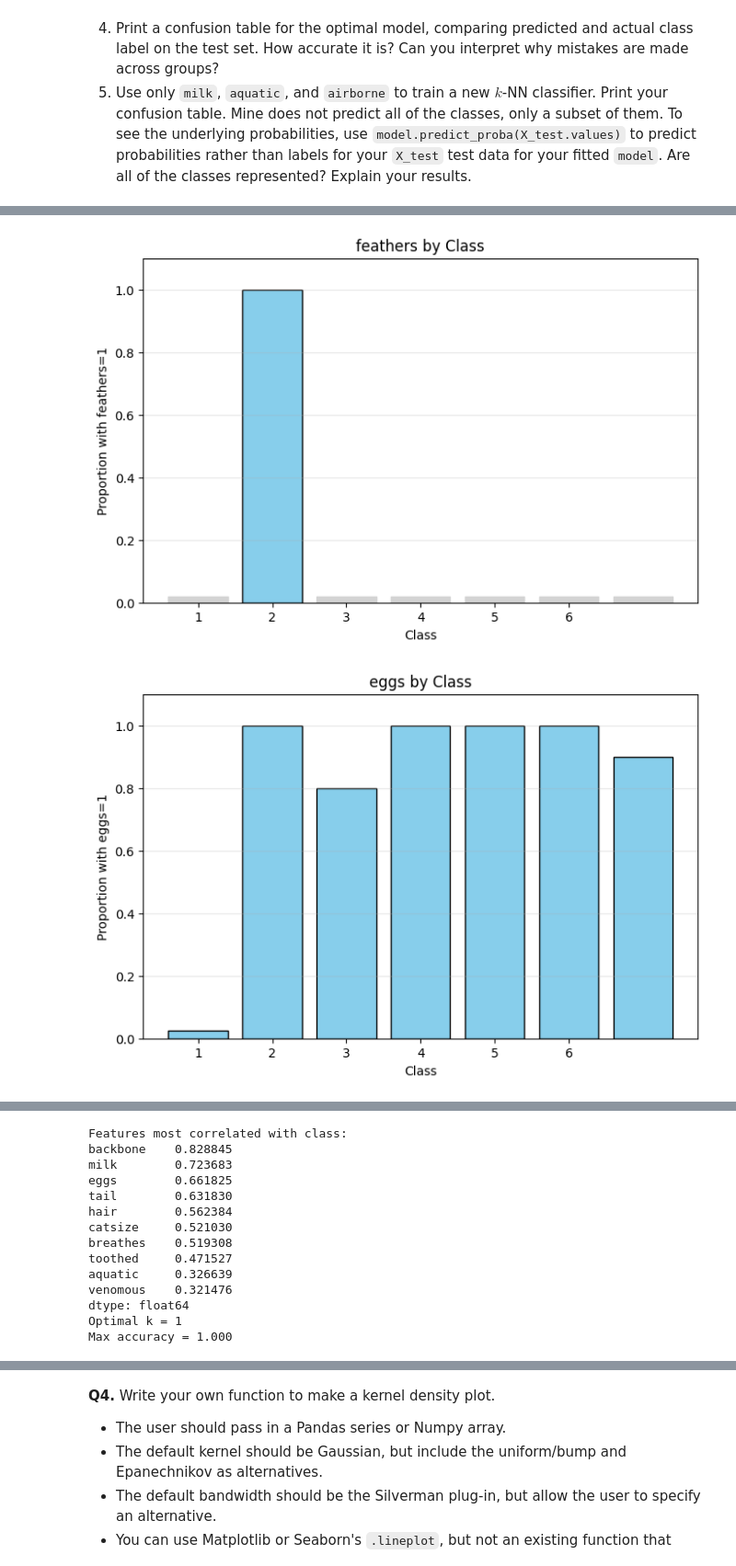
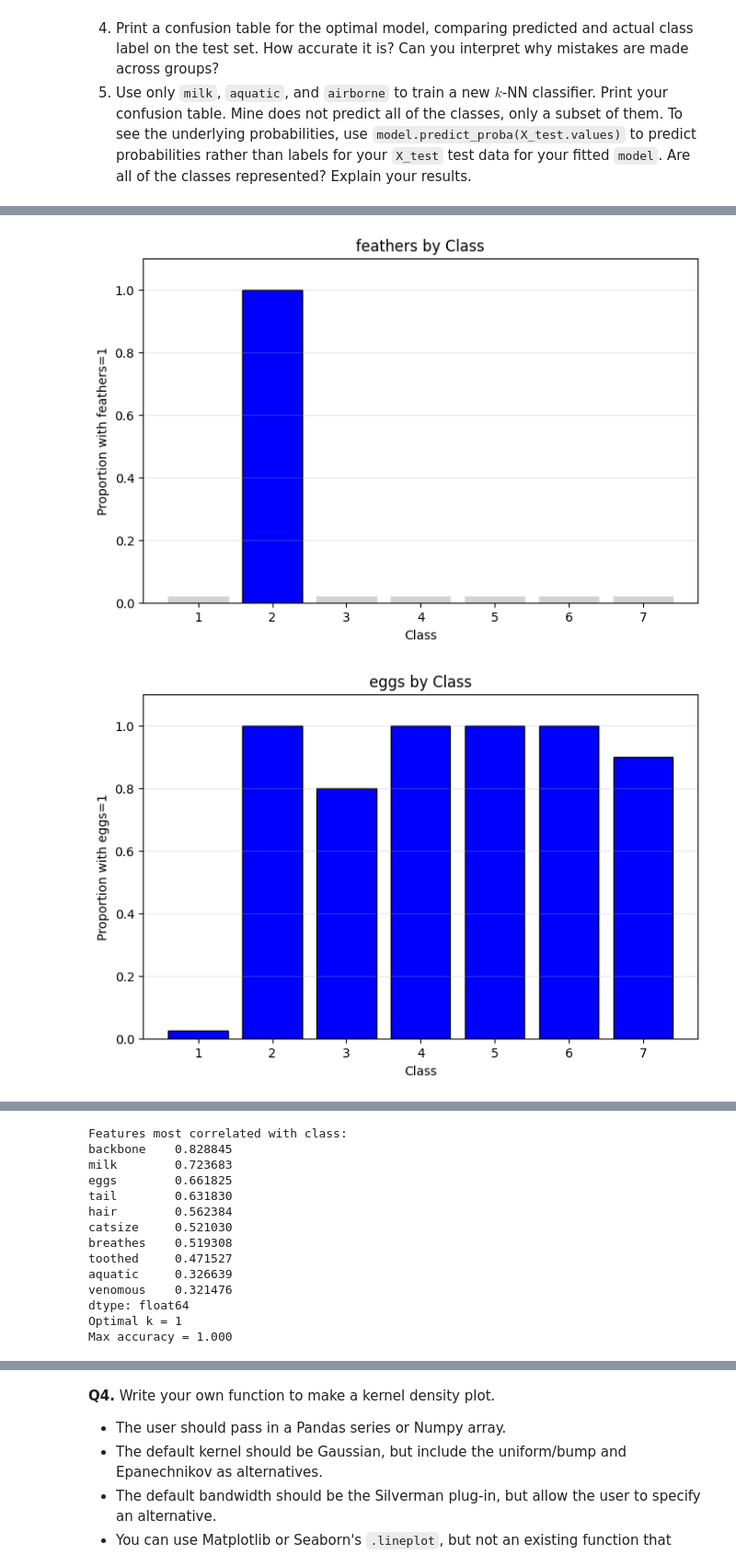
Before and after one commit to allyoshea/KNN, a Jupyter notebook: assignment/assignment.ipynb, the cells around one changed output, grey strips where cells are left out. Shown at 92% size. Drawn from its saved outputs; the diff is of its cells as text; code cells hidden in the pictures.

```diff
--- a/assignment/assignment.ipynb
+++ b/assignment/assignment.ipynb
@@ -114,6 +123,7 @@ from sklearn.neighbors import KNeighborsClassifier
 from sklearn.model_selection import train_test_split
 from sklearn.metrics import accuracy_score
 from sklearn.metrics import confusion_matrix, ConfusionMatrixDisplay
+
 
 # Load the data
 df = pd.read_csv('/content/zoo.csv')
@@ -158,14 +168,14 @@ print(correlations)
 
 
 
-# Binary features - bar plots showing proportion
+# Binary features, bar plots showing classes with these
 binary_features = ['hair', 'feathers', 'eggs', 'milk', 'airborne']
 
 for feature in binary_features:
     class_means = df.groupby('class')[feature].mean()
 
     plt.figure(figsize=(8, 5))
-    bars = plt.bar(class_means.index, class_means.values, color='skyblue', edgecolor='black')
+    bars = plt.bar(class_means.index, class_means.values, color='blue', edgecolor='black')
 
     # Make 0 bars slightly visible
     for i, bar in enumerate(bars):
@@ -176,7 +186,7 @@ for feature in binary_features:
     plt.xlabel('Class')
     plt.ylabel(f'Proportion with {feature}=1')
     plt.title(f'{feature} by Class')
-    plt.xticks(range(1, 7))
+    plt.xticks(range(1, 8))
     plt.ylim(0, 1.1)
     plt.grid(axis='y', alpha=0.3)
     plt.show()
@@ -201,10 +211,6 @@ print("\nFeatures most correlated with class:")
 print(correlations.head(10))
 
 #picking k
-from sklearn.neighbors import KNeighborsClassifier
-from sklearn.model_selection import train_test_split
-import numpy as np
-import matplotlib.pyplot as plt
 
 # Prepare data
 y = df['class']
@@ -247,8 +253,8 @@ y = df['class']
 X = df.drop(['animal', 'class'], axis=1)
 
 for trial in range(5):
-    ## Split the sample:
-    X_train, X_test, y_train, y_test = train_test_split(X, y, test_size=0.2, random_state=None)
+    ## Split the sample 50/50
+    X_train, X_test, y_train, y_test = train_test_split(X, y, test_size=0.5, random_state=None)
     N_train = len(y_train)
     N_test = len(y_test)
 
@@ -268,7 +274,7 @@ for trial in range(5):
     print(f"Trial {trial+1}: k* = {k_star}, Accuracy = {Acc_max:.3f}")
     plt.plot(np.arange(1, k_bar+1), Acc, label=f'Trial {trial+1}')
 
-## Accuracy plot:
+## Accuracy plot to visualize
 plt.xlabel("k")
 plt.ylabel("Accuracy")
 plt.title('Test Accuracy')
@@ -295,7 +301,6 @@ y_pred = fitted_model.predict(X_test)
 accuracy = np.sum(y_pred == y_test) / len(y_test)
 print(f"Test Accuracy with k={k_star}: {accuracy:.3f}")
 
-# Create confusion matrix
 # Create confusion matrix
 cm = confusion_matrix(y_test, y_pred)
 
@@ -333,7 +338,7 @@ for i in range(1, 8):
 
 
 
-#NEW kNN with just a few of the features, analyze with milk acquatic and airborne ONLY
+#NEW kNN with just a few of the features
 
 # Use only milk, aquatic, and airborne
 X_subset = df[['milk', 'aquatic', 'airborne']]
@@ -342,7 +347,7 @@ y = df['class']
 # Split data
 X_train, X_test, y_train, y_test = train_test_split(X_subset, y, test_size=0.2, random_state=42)
 
-# Find optimal k
+# Find optimal k (or just use k=1 from before)
 k_bar = 50
 Acc = []
 
@@ -355,7 +360,7 @@ for k in range(k_bar):
 k_star = np.argmax(Acc) + 1
 print(f"Optimal k = {k_star}, Accuracy = {max(Acc):.3f}\n")
 
-# Train model with optimal k
+# Train final model with optimal k
 model = KNeighborsClassifier(n_neighbors=k_star)
 fitted_model = model.fit(X_train, y_train)
 
@@ -363,13 +368,13 @@ fitted_model = model.fit(X_train, y_train)
 y_pred = fitted_model.predict(X_test)
 
 # Confusion matrix
-
+# Get all unique classes that appear in either actual or predicted
 all_classes = sorted(set(y_test.unique()) | set(y_pred))
 
-# Create confusion matrix
+# Create confusion matrix with labels specified
 cm = confusion_matrix(y_test, y_pred, labels=all_classes)
 
-# Now create DF
+# Now create the DataFrame
 cm_df = pd.DataFrame(cm,
                      index=[f'Actually {i}' for i in all_classes],
                      columns=[f'Predicted {i}' for i in all_classes])
@@ -425,7 +430,7 @@ print("\n\nChecking for overlapping feature combinations:")
 for i, row in unique_combos.iterrows():
     matching_classes = y[(X_subset == row).all(axis=1)].unique()
     if len(matching_classes) > 1:
-        print(f"Features {row.values} → Classes {matching_classes}")
+        print(f"Features {row.values} -> Classes {matching_classes}")
 # %% [output]
 Dataset shape: (101, 18)
 
@@ -466,2 +471,2 @@ dtype: float64
-[figure, old version]
+[figure, new version]
-[figure, old version]
+[figure, new version]
```
Also changed, not shown: parts of 4 cells of this notebook.
